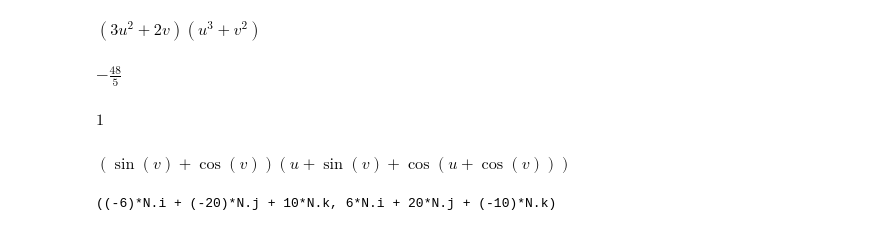
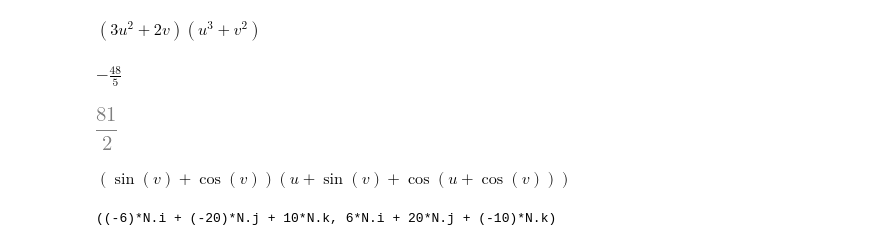
Before and after one commit to VrindavanSanap/sympy, a Jupyter notebook: notebook.ipynb, the cells around one changed output. Saved outputs shown, nothing was run; the diff lists cells and outputs as text; code cells hidden in the pictures.

```diff
--- a/notebook.ipynb
+++ b/notebook.ipynb
@@ -104,7 +98,8 @@ from sympy import symbols, solve
-# %%
-integrate(integrate(x*y + x**2 - y**2, (y, 0, 1)),(x, -2, 0))
-# %% [output]
-$\displaystyle 1$
+# %%
+x, y, z = symbols("x y z")
+integrate(integrate(integrate(2*x+ 2*z, (x, -1, 2)),(z, 0, y)), (y, 0, 3))
+# %% [output]
+[figure, added]
 # %%
 # Change of variables
 x = u + cos(v)
```
Also changed, not shown: parts of 19 cells of this notebook.
